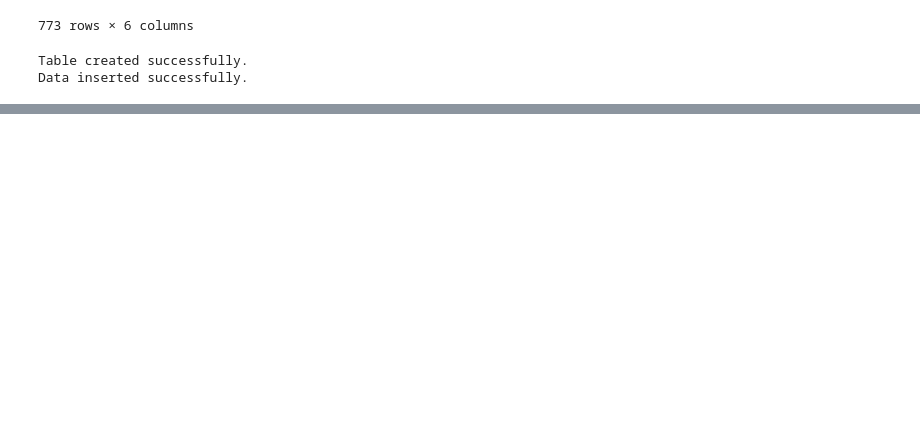
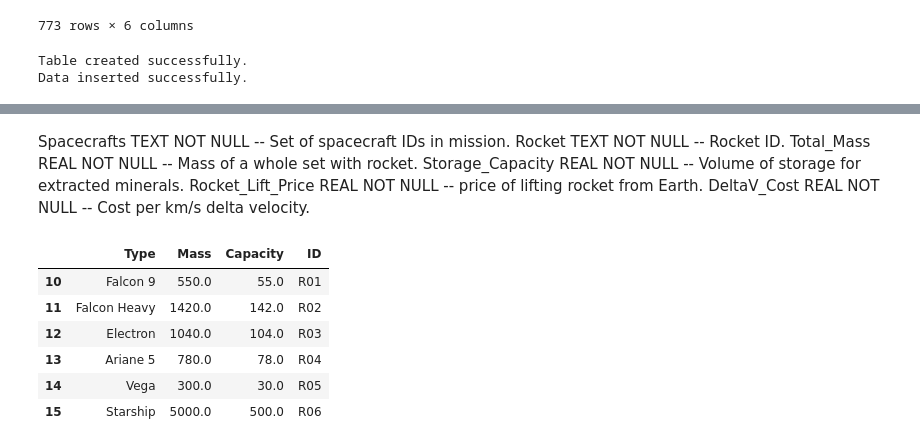
Before and after one commit to Chajf/DataGigaChads_BHL10, a Jupyter notebook: mission_costs.ipynb, the cells around one changed output, grey strips where cells are left out. Cells and saved outputs as stored; diff of their text form; code cells hidden in the pictures; blank space fills up the shorter version.

```diff
--- a/mission_costs.ipynb
+++ b/mission_costs.ipynb
@@ -309 +301,20 @@ df
 773 rows × 6 columns
+# %% [markdown]
+Spacecrafts TEXT NOT NULL -- Set of spacecraft IDs in mission.
+Rocket TEXT NOT NULL -- Rocket ID.
+Total_Mass REAL NOT NULL -- Mass of a whole set with rocket.
+Storage_Capacity REAL NOT NULL -- Volume of storage for extracted minerals.
+Rocket_Lift_Price REAL NOT NULL -- price of lifting rocket from Earth.
+DeltaV_Cost REAL NOT NULL -- Cost per km/s delta velocity.
+# %%
+rockets.rename(columns={"Mass (tons)": "Mass", "Cargo Capacity (tons)": "Capacity"}, inplace=True)
+rockets.drop('Max Delta-V (km/s)', axis=1, inplace=True)
+rockets
+# %% [output]
+|  | Type | Mass | Capacity | ID |
+| 10 | Falcon 9 | 550.0 | 55.0 | R01 |
+| 11 | Falcon Heavy | 1420.0 | 142.0 | R02 |
+| 12 | Electron | 1040.0 | 104.0 | R03 |
+| 13 | Ariane 5 | 780.0 | 78.0 | R04 |
+| 14 | Vega | 300.0 | 30.0 | R05 |
+| 15 | Starship | 5000.0 | 500.0 | R06 |
```
Also changed, not shown: parts of 6 cells of this notebook, 2 other files.
